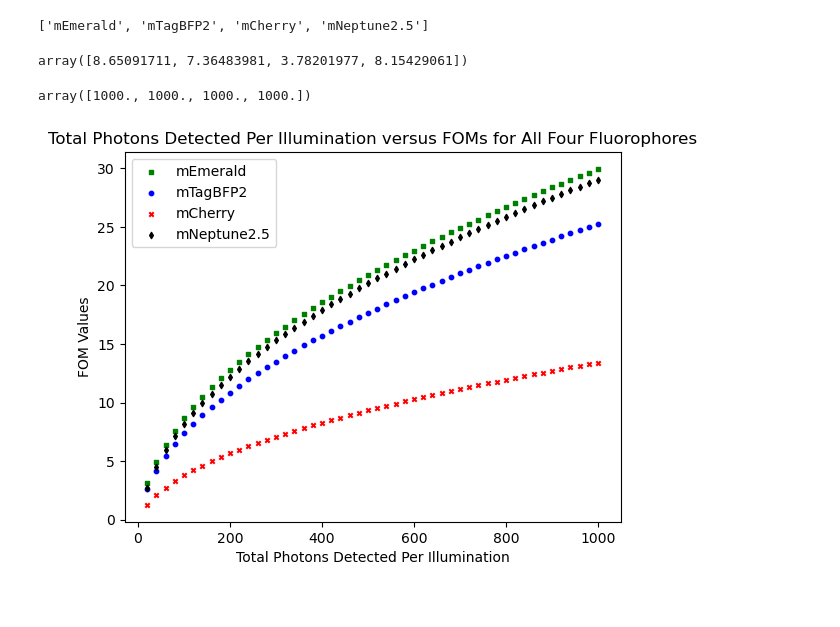
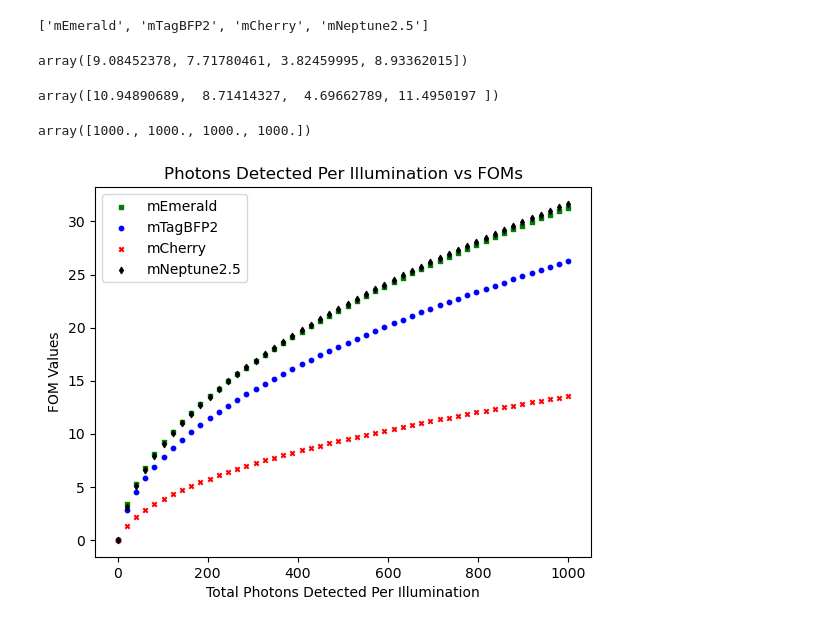
Before and after one commit to PatrickLaRiviereLab/hyperspectral, a Jupyter notebook: new_model_test.ipynb, the cells around one changed output. Cells and saved outputs as stored; diff of their text form; code cells hidden in the pictures.

```diff
--- a/new_model_test.ipynb
+++ b/new_model_test.ipynb
@@ -26,9 +26,13 @@ params_wo_k = (illumination_wavelengths, wavelength_range, bin_width, fluorophor
 # %%
 qe = read_qe(wavelength_range)
 q_vec = fast_form_q_vec(qe, wavelength_range, bin_width, len(illumination_wavelengths))
+q_vec = np.ones(q_vec.shape)
 
-def calc_FOM(A, x):
-    F = FIM(A, x, q_vec, 2)
+def calc_FOM(A, x, variance=2, normal_approximation=True):
+    if normal_approximation:
+        F = FIM(A, x, q_vec, variance)
+    else:
+        F = FIM_poisson(A, x)
     FIM_inv = np.linalg.inv(F)
     CRLB = np.diagonal(FIM_inv)
     FOM_list = np.array(x) / np.sqrt(CRLB)
@@ -41,7 +45,11 @@ def FOM_from_desired_photons(desired_photons):
 # %%
-FOM_from_desired_photons(100)
+FOM_from_desired_photons(100, variance=2)
 # %% [output]
-array([8.65091711, 7.36483981, 3.78201977, 8.15429061])
+array([9.08452378, 7.71780461, 3.82459995, 8.93362015])
+# %%
+FOM_from_desired_photons(100, variance=1e-9)
+# %% [output]
+array([10.94890689,  8.71414327,  4.69662789, 11.4950197 ])
 # %%
 fast_form_A_from_photons(1000, *params_wo_k).sum(axis=1).reshape((4,50)).sum(axis=1)
 # %% [output]
@@ -50,37 +58,69 @@ array([1000., 1000., 1000., 1000.])
 fig = plt.figure()
 ax = fig.add_subplot(111)
 
-X = np.arange(20,1020,20)
+X = np.linspace(0.01,1000,50)
 Y = {}
 for fluorophore in fluorophore_list:
     Y[fluorophore] = []
 for desired_photons in X:
     A = fast_form_A_from_photons(desired_photons, *params_wo_k)
     figures_of_merit = calc_FOM(A,x)
     for j in range(len(fluorophore_list)):
         Y[fluorophore_list[j]].append(figures_of_merit[j])
 
 
 color = {
     'mEmerald'    : 'g',
     'mTagBFP2'    : 'b',
     'mCherry'     : 'r',
     'mNeptune2.5' : 'black'
 }
 marker = {
     'mEmerald'    : 's',
     'mTagBFP2'    : 'o',
     'mCherry'     : 'x',
     'mNeptune2.5' : 'd'
 }
 
 for fluorophore in fluorophore_list:
     ax.scatter(X, Y[fluorophore], s=10, c=color[fluorophore.name], marker=marker[fluorophore.name], label=fluorophore.name)
 
+
+
+"""
+Y2 = {}
+for fluorophore in fluorophore_list:
+    Y2[fluorophore] = []
+for desired_photons in X:
+    A = fast_form_A_from_photons(desired_photons, *params_wo_k)
+    figures_of_merit = calc_FOM(A, x, variance=1e-9)
+    for j in range(len(fluorophore_list)):
+        Y2[fluorophore_list[j]].append(figures_of_merit[j])
+
+
+color = {
+    'mEmerald'    : 'g',
+    'mTagBFP2'    : 'b',
+    'mCherry'     : 'r',
+    'mNeptune2.5' : 'black'
+}
+marker = {
+    'mEmerald'    : 's',
+    'mTagBFP2'    : 'o',
+    'mCherry'     : 'x',
+    'mNeptune2.5' : 'd'
+}
+
+for fluorophore in fluorophore_list:
+    ax.scatter(X, Y2[fluorophore], s=10, c=color[fluorophore.name], marker=marker[fluorophore.name]) #, label=fluorophore.name)
+
+"""
+
+
 plt.legend(loc='upper left')
 plt.ylabel('FOM Values')
 plt.xlabel('Total Photons Detected Per Illumination')
-plt.title('Total Photons Detected Per Illumination versus FOMs for All Four Fluorophores')
+plt.title('Photons Detected Per Illumination vs FOMs')
 plt.show()
 # %% [output]
-[figure, old version]
+[figure, new version]
```
Also changed, not shown: parts of 9 cells of this notebook, 3 other files.
